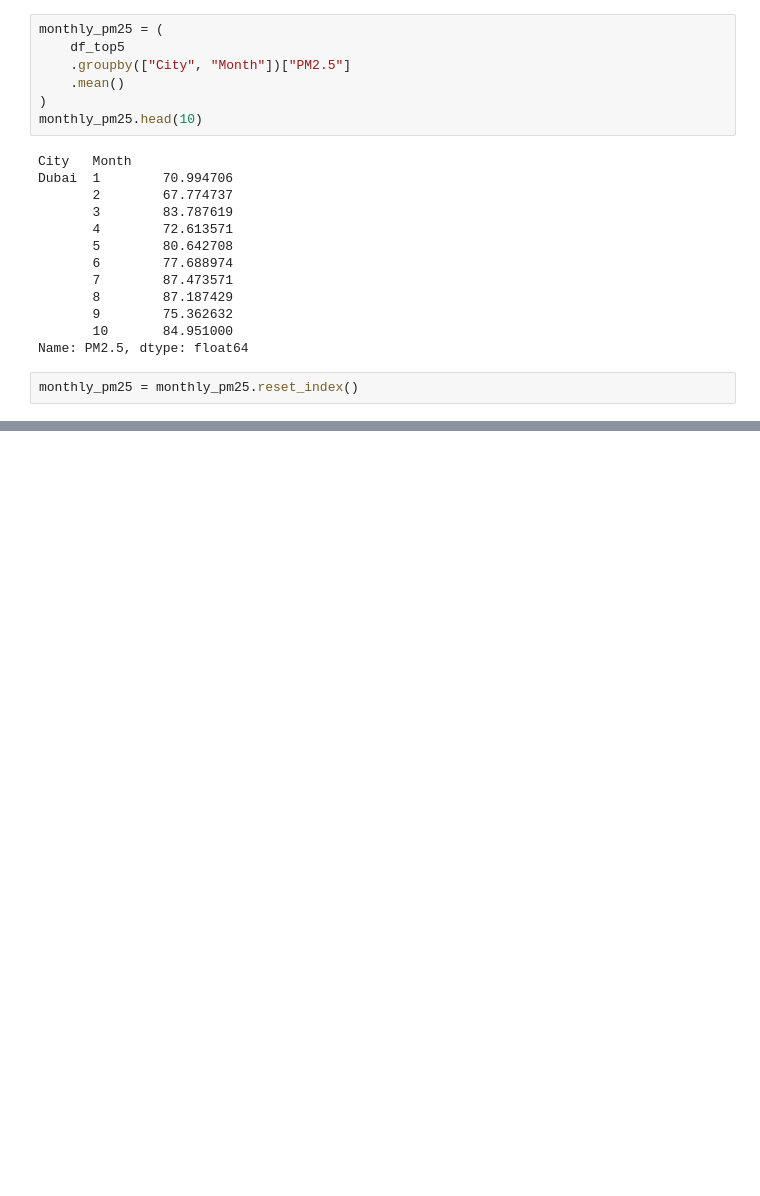
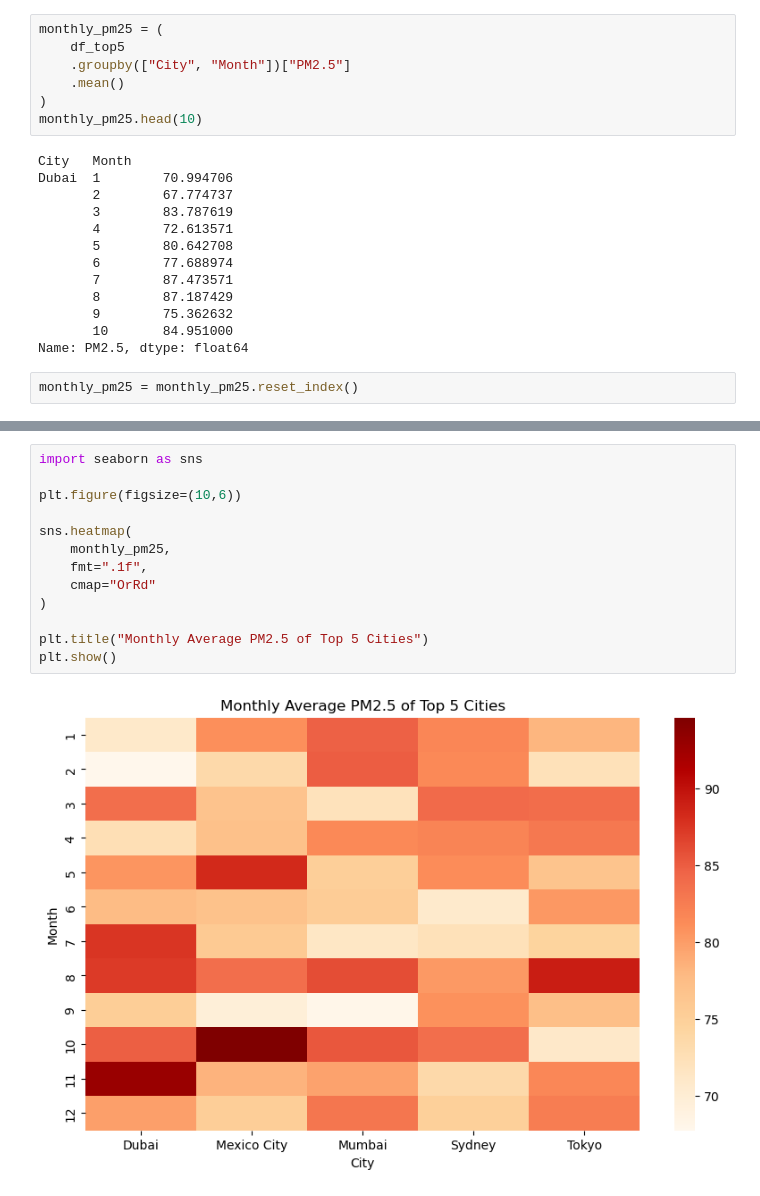
Before and after one commit to Jaessii/Datascience-Journey, a Jupyter notebook: Projects/01_project_environmental_air_quality_analysis/notebooks/Air Pollution Analysis.ipynb, the cells around one changed output, grey strips where cells are left out. Drawn from its saved outputs; the diff is of its cells as text; blank space fills up the shorter version.

```diff
--- a/Projects/01_project_environmental_air_quality_analysis/notebooks/Air Pollution Analysis.ipynb
+++ b/Projects/01_project_environmental_air_quality_analysis/notebooks/Air Pollution Analysis.ipynb
@@ -403,0 +445,15 @@ KeyError: 'City'
+# %%
+import seaborn as sns
+
+plt.figure(figsize=(10,6))
+
+sns.heatmap(
+    monthly_pm25,
+    fmt=".1f",
+    cmap="OrRd"
+)
+
+plt.title("Monthly Average PM2.5 of Top 5 Cities")
+plt.show()
+# %% [output]
+[figure, added]
```
Also changed, not shown: parts of 5 cells of this notebook.
